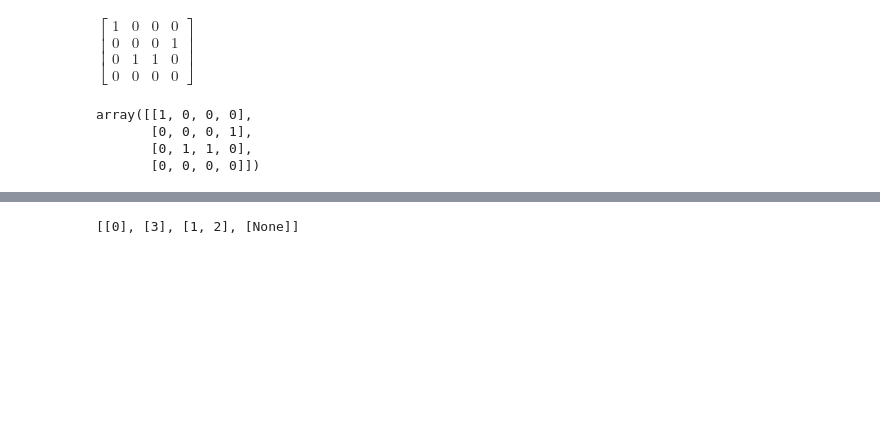
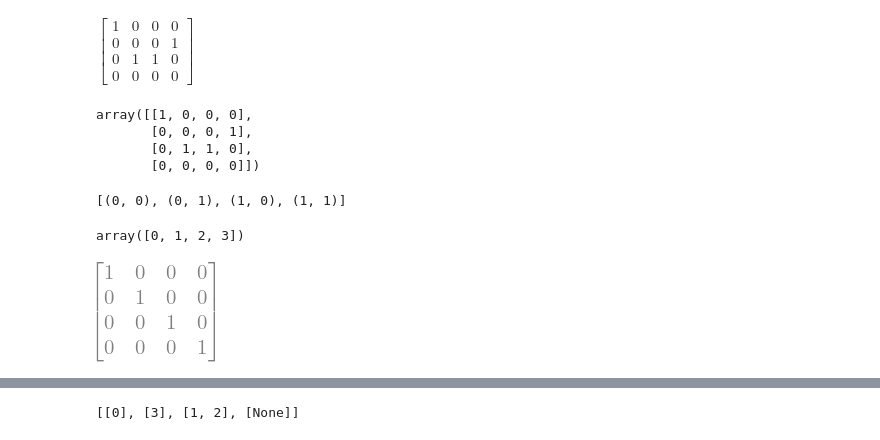
Before and after one commit to jadsongmatos/OCMS, a Jupyter notebook: boolean-logic-with-matrices.ipynb, the cells around one changed output, grey strips where cells are left out. Drawn from its saved outputs; the diff is of its cells as text; code cells hidden in the pictures; blank space fills up the shorter version.

```diff
--- a/boolean-logic-with-matrices.ipynb
+++ b/boolean-logic-with-matrices.ipynb
@@ -99,3 +120,21 @@ array([[1, 0, 0, 0],
        [0, 0, 0, 1],
        [0, 1, 1, 0],
        [0, 0, 0, 0]])
+# %%
+from itertools import product
+
+# Gerar todas as combinações de 0 e 1 para as 2 variáveis
+entradas = list(product([0, 1], repeat=2))
+entradas
+# %% [output]
+[(0, 0), (0, 1), (1, 0), (1, 1)]
+# %%
+test_vetor_dec = np.array([int("".join(map(str, row)), 2) for row in entradas])
+test_vetor_dec
+# %% [output]
+array([0, 1, 2, 3])
+# %%
+matriz_identidade = sp.eye(2**2)
+matriz_identidade
+# %% [output]
+[figure, added]
```
Also changed, not shown: parts of 8 cells of this notebook, 5 other files.
